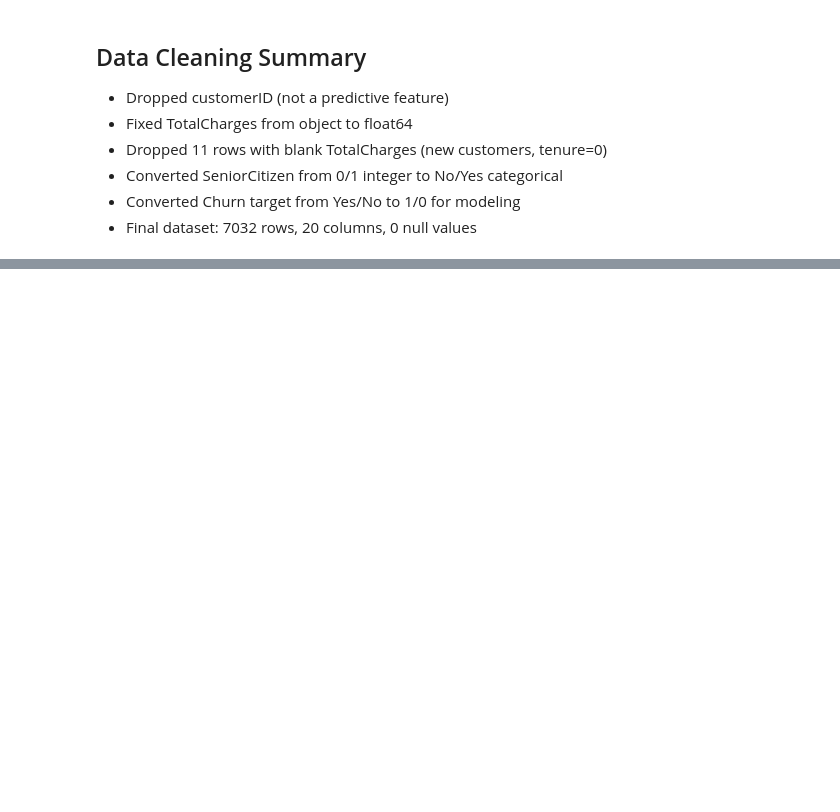
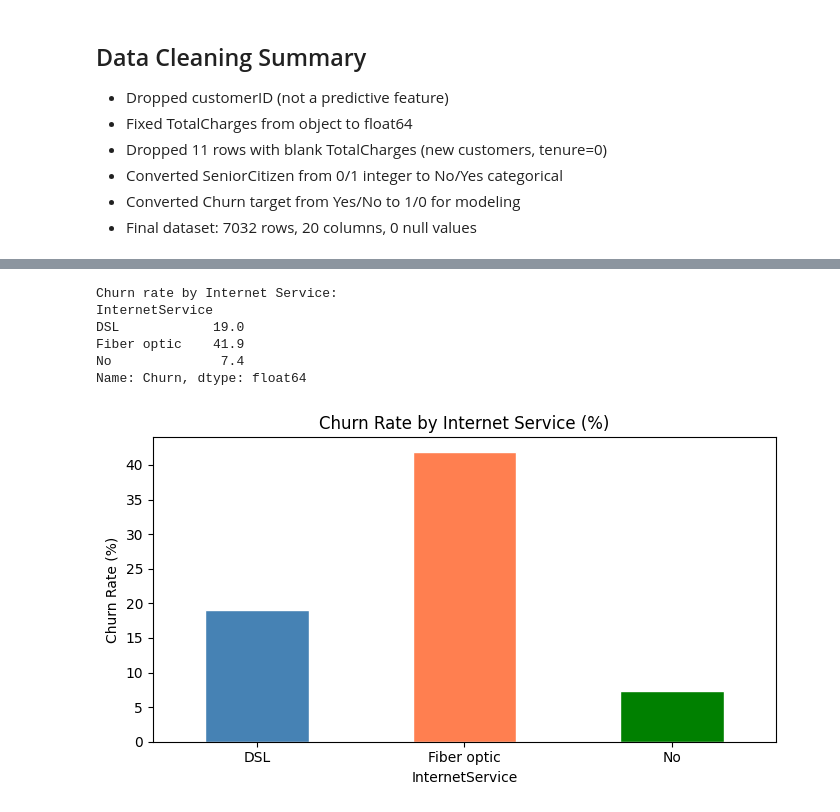
Before and after one commit to Integenpiyush/churn-prediction-catboost, a Jupyter notebook: notebooks/01_eda.ipynb, the cells around one changed output, grey strips where cells are left out. Drawn from its saved outputs; the diff is of its cells as text; code cells hidden in the pictures; blank space fills up the shorter version.

```diff
--- a/notebooks/01_eda.ipynb
+++ b/notebooks/01_eda.ipynb
@@ -227,0 +278,22 @@ Name: count, dtype: int64
+# %%
+#  Churn rate by Internet Service
+internet_churn = df.groupby('InternetService')['Churn'].mean().round(3)*100
+print("Churn rate by Internet Service:")
+print(internet_churn)
+
+plt.figure(figsize=(7,4))
+internet_churn.plot(kind='bar', color=['steelblue','coral','green'],
+                    edgecolor='white')
+plt.title('Churn Rate by Internet Service (%)')
+plt.ylabel('Churn Rate (%)')
+plt.xticks(rotation=0)
+plt.tight_layout()
+plt.show()
+# %% [output]
+Churn rate by Internet Service:
+InternetService
+DSL            19.0
+Fiber optic    41.9
+No              7.4
+Name: Churn, dtype: float64
+[figure, added]
```
Also changed, not shown: parts of 10 cells of this notebook.
